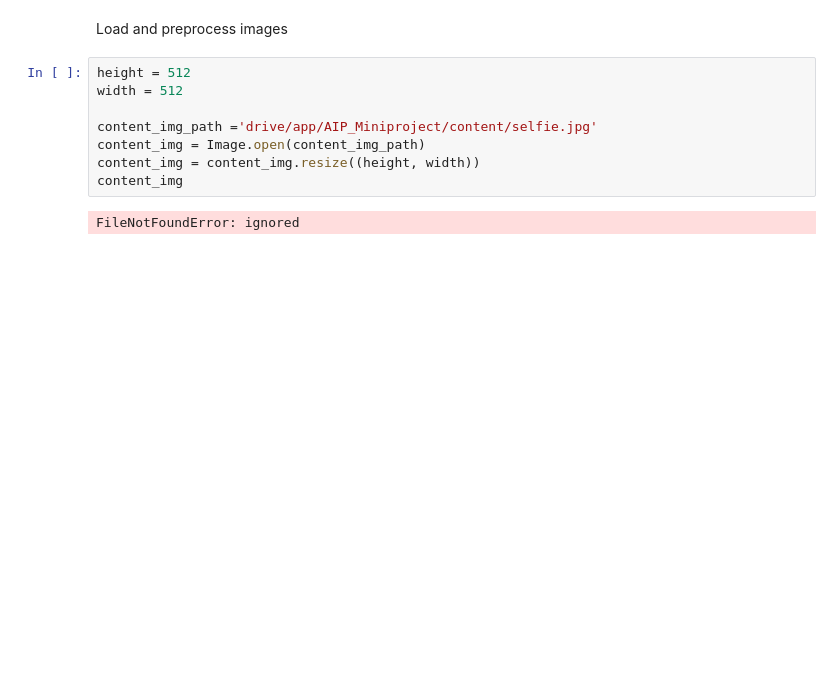
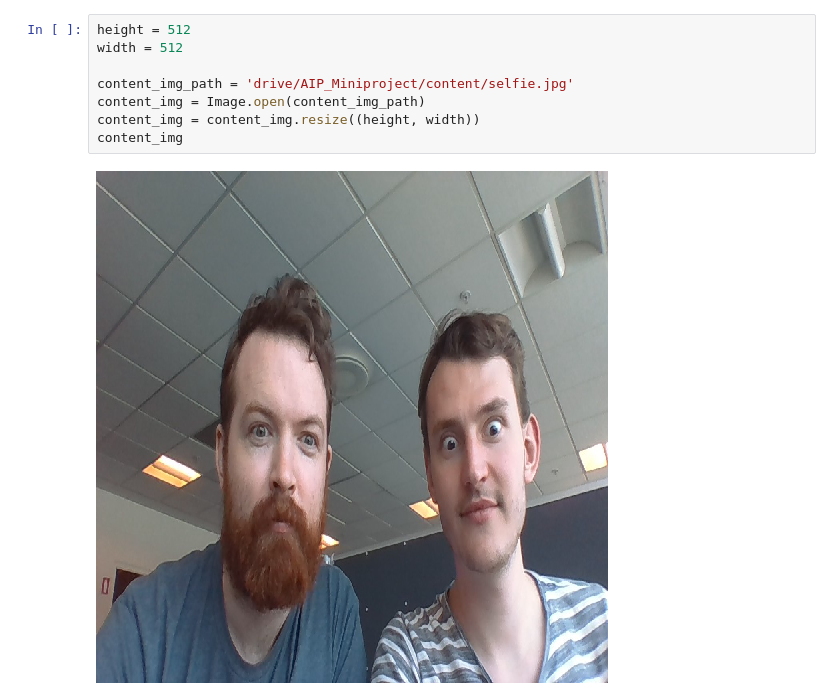
Before and after one commit to EoinRaff/AIP_Miniproject, a Jupyter notebook: main.ipynb, the cells around one changed output. Cells and saved outputs as stored; diff of their text form; blank space fills up the shorter version.

```diff
--- a/main.ipynb
+++ b/main.ipynb
@@ -19,12 +61,10 @@ Using TensorFlow backend.
-# %% [markdown]
-Load and preprocess images
 # %%
 height = 512
 width = 512
 
-content_img_path ='drive/app/AIP_Miniproject/content/selfie.jpg'
+content_img_path = 'drive/AIP_Miniproject/content/selfie.jpg'
 content_img = Image.open(content_img_path)
 content_img = content_img.resize((height, width))
 content_img
 # %% [output]
-FileNotFoundError: ignored
+[figure, added]
```
Also changed, not shown: parts of 12 cells of this notebook.
